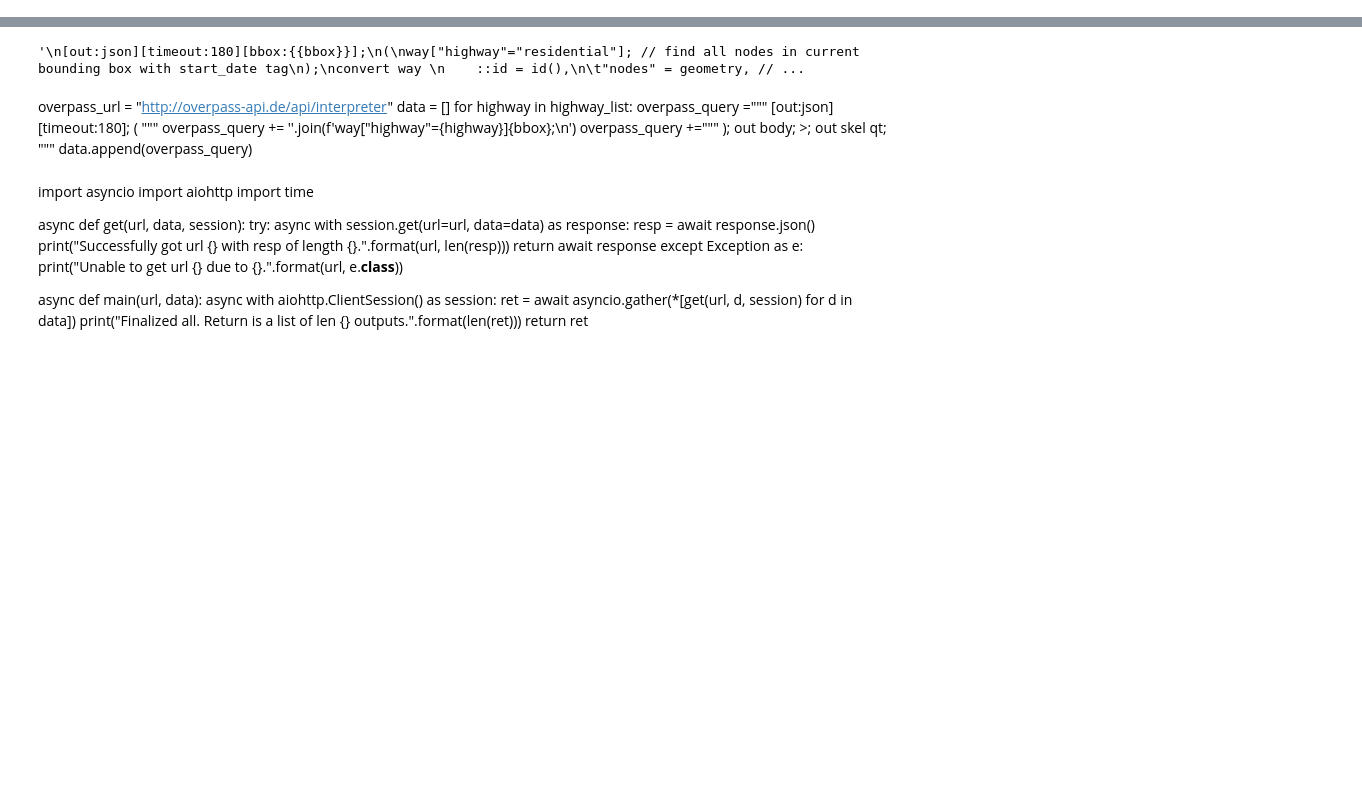
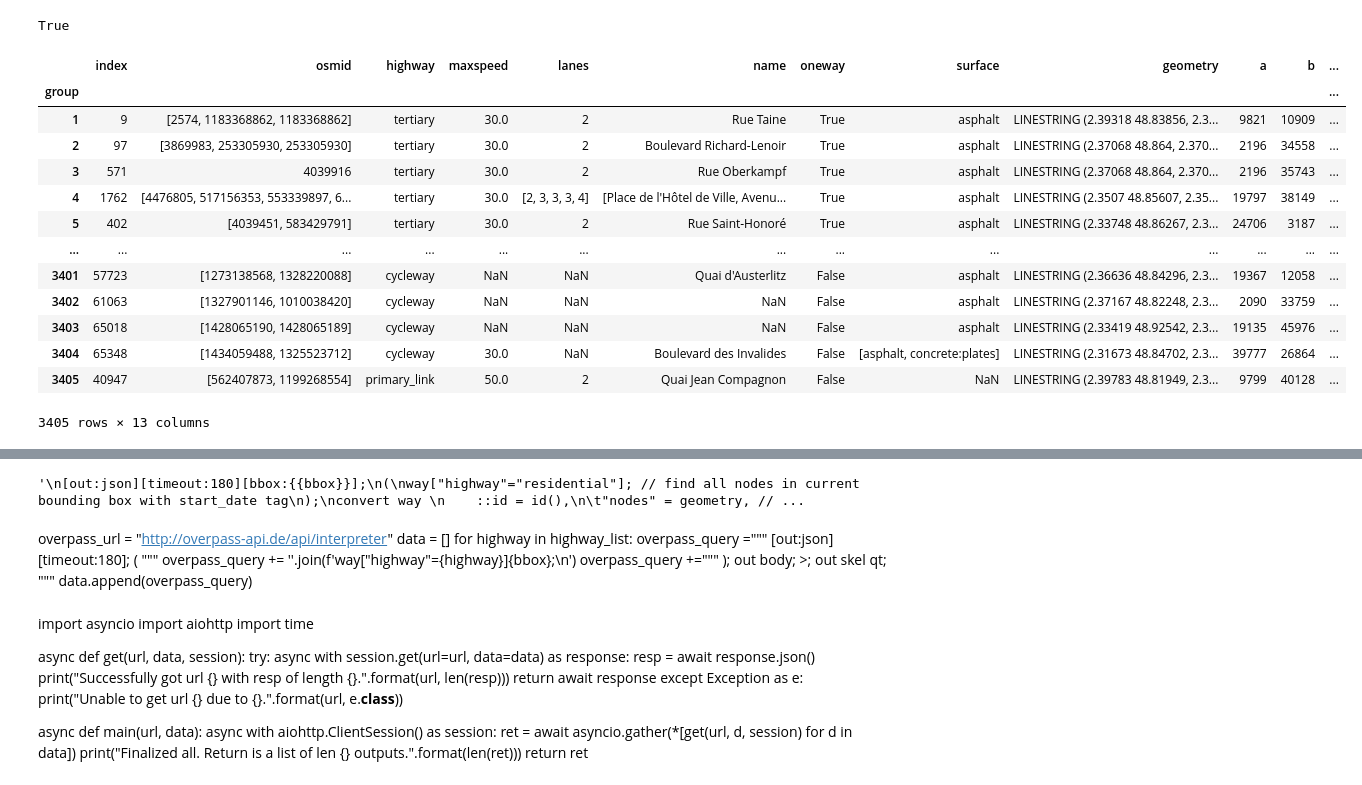
Before and after one commit to systragroup/osm-api, a Jupyter notebook: notebooks/OverpassAPI.ipynb, the cells around one changed output, grey strips where cells are left out. Cells and saved outputs as stored; diff of their text form; code cells hidden in the pictures; blank space fills up the shorter version.

```diff
--- a/notebooks/OverpassAPI.ipynb
+++ b/notebooks/OverpassAPI.ipynb
@@ -42,0 +205,6 @@ data = response.json()
+# %%
+reload(road)
+links, nodes = road.get_links_and_nodes(df)
+links = road.clean_oneway(links)
+links = road.clean_maxspeed(links)
+links = road.drop_duplicated_links(links, sort_column='maxspeed')
@@ -42,0 +216,3 @@ data = response.json()
+# %%
+reload(road)
+tlinks = road.simplify(links)
@@ -42,0 +246,35 @@ data = response.json()
+# %%
+any([isinstance(val, list) for val in tlinks['maxspeed'].values])
+# %% [output]
+True
+# %%
+def list_or_first(x: pd.Series):
+	return list(x) if x.nunique() > 1 else x.iloc[0]
+
+
+def merge_lines(x):
+	return linemerge(MultiLineString(list(x)))
+
+
+# merge links
+agg_dict = {col: list_or_first for col in tlinks.columns}
+agg_dict['geometry'] = merge_lines
+agg_dict['a'] = 'first'
+agg_dict['b'] = 'last'
+agg_dict['index'] = 'first'
+tlinks.groupby('group').agg(agg_dict)
+# %% [output]
+|  | index | osmid | highway | maxspeed | lanes | name | oneway | surface | geometry | a | b | ... |
+| group |  |  |  |  |  |  |  |  |  |  |  | ... |
+| 1 | 9 | [2574, 1183368862, 1183368862] | tertiary | 30.0 | 2 | Rue Taine | True | asphalt | LINESTRING (2.39318 48.83856, 2.3... | 9821 | 10909 | ... |
+| 2 | 97 | [3869983, 253305930, 253305930] | tertiary | 30.0 | 2 | Boulevard Richard-Lenoir | True | asphalt | LINESTRING (2.37068 48.864, 2.370... | 2196 | 34558 | ... |
+| 3 | 571 | 4039916 | tertiary | 30.0 | 2 | Rue Oberkampf | True | asphalt | LINESTRING (2.37068 48.864, 2.370... | 2196 | 35743 | ... |
+| 4 | 1762 | [4476805, 517156353, 553339897, 6... | tertiary | 30.0 | [2, 3, 3, 3, 4] | [Place de l'Hôtel de Ville, Avenu... | True | asphalt | LINESTRING (2.3507 48.85607, 2.35... | 19797 | 38149 | ... |
+| 5 | 402 | [4039451, 583429791] | tertiary | 30.0 | 2 | Rue Saint-Honoré | True | asphalt | LINESTRING (2.33748 48.86267, 2.3... | 24706 | 3187 | ... |
+| ... | ... | ... | ... | ... | ... | ... | ... | ... | ... | ... | ... | ... |
+| 3401 | 57723 | [1273138568, 1328220088] | cycleway | NaN | NaN | Quai d'Austerlitz | False | asphalt | LINESTRING (2.36636 48.84296, 2.3... | 19367 | 12058 | ... |
+| 3402 | 61063 | [1327901146, 1010038420] | cycleway | NaN | NaN | NaN | False | asphalt | LINESTRING (2.37167 48.82248, 2.3... | 2090 | 33759 | ... |
+| 3403 | 65018 | [1428065190, 1428065189] | cycleway | NaN | NaN | NaN | False | asphalt | LINESTRING (2.33419 48.92542, 2.3... | 19135 | 45976 | ... |
+| 3404 | 65348 | [1434059488, 1325523712] | cycleway | 30.0 | NaN | Boulevard des Invalides | False | [asphalt, concrete:plates] | LINESTRING (2.31673 48.84702, 2.3... | 39777 | 26864 | ... |
+| 3405 | 40947 | [562407873, 1199268554] | primary_link | 50.0 | 2 | Quai Jean Compagnon | False | NaN | LINESTRING (2.39783 48.81949, 2.3... | 9799 | 40128 | ... |
+3405 rows × 13 columns
```
Also changed, not shown: parts of 77 cells of this notebook, 23 other files.
